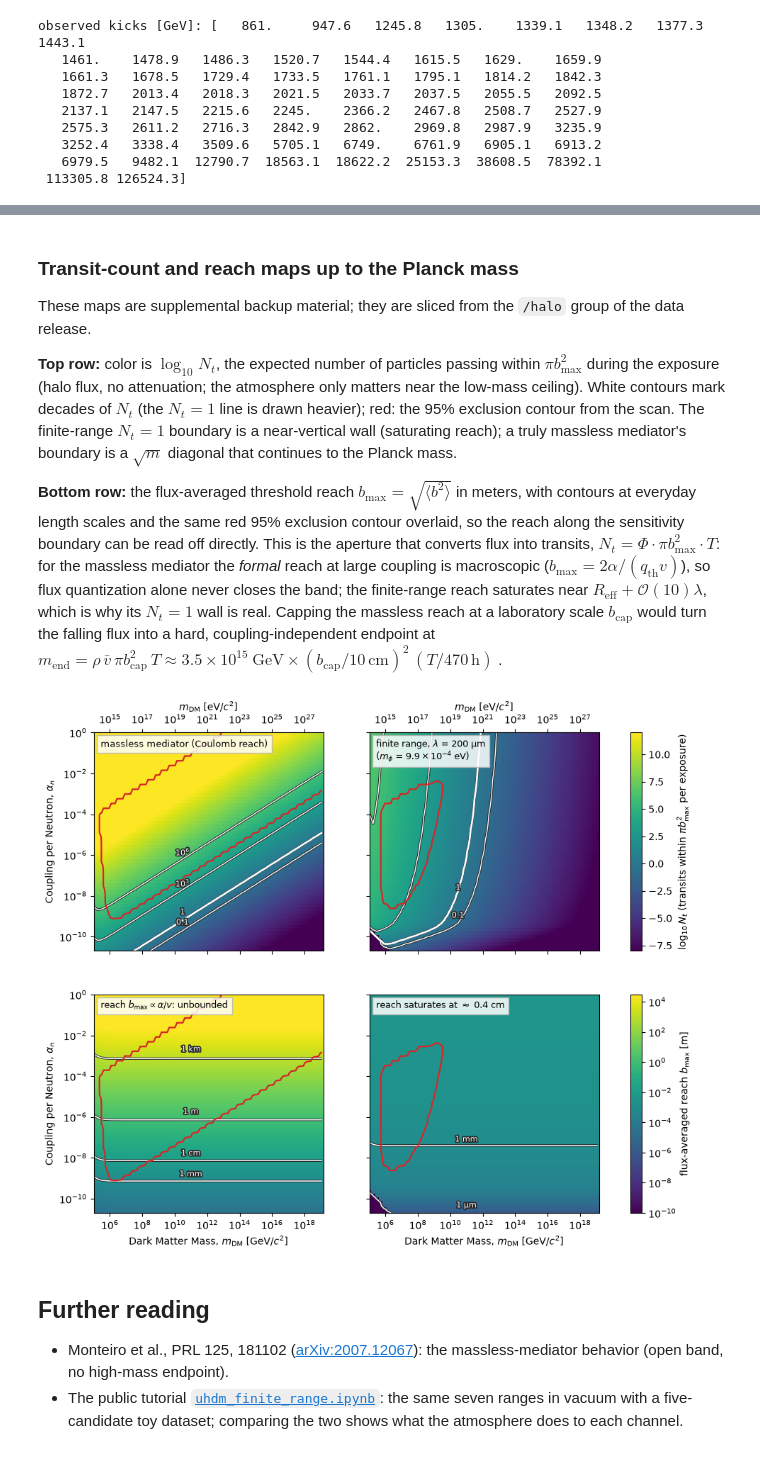
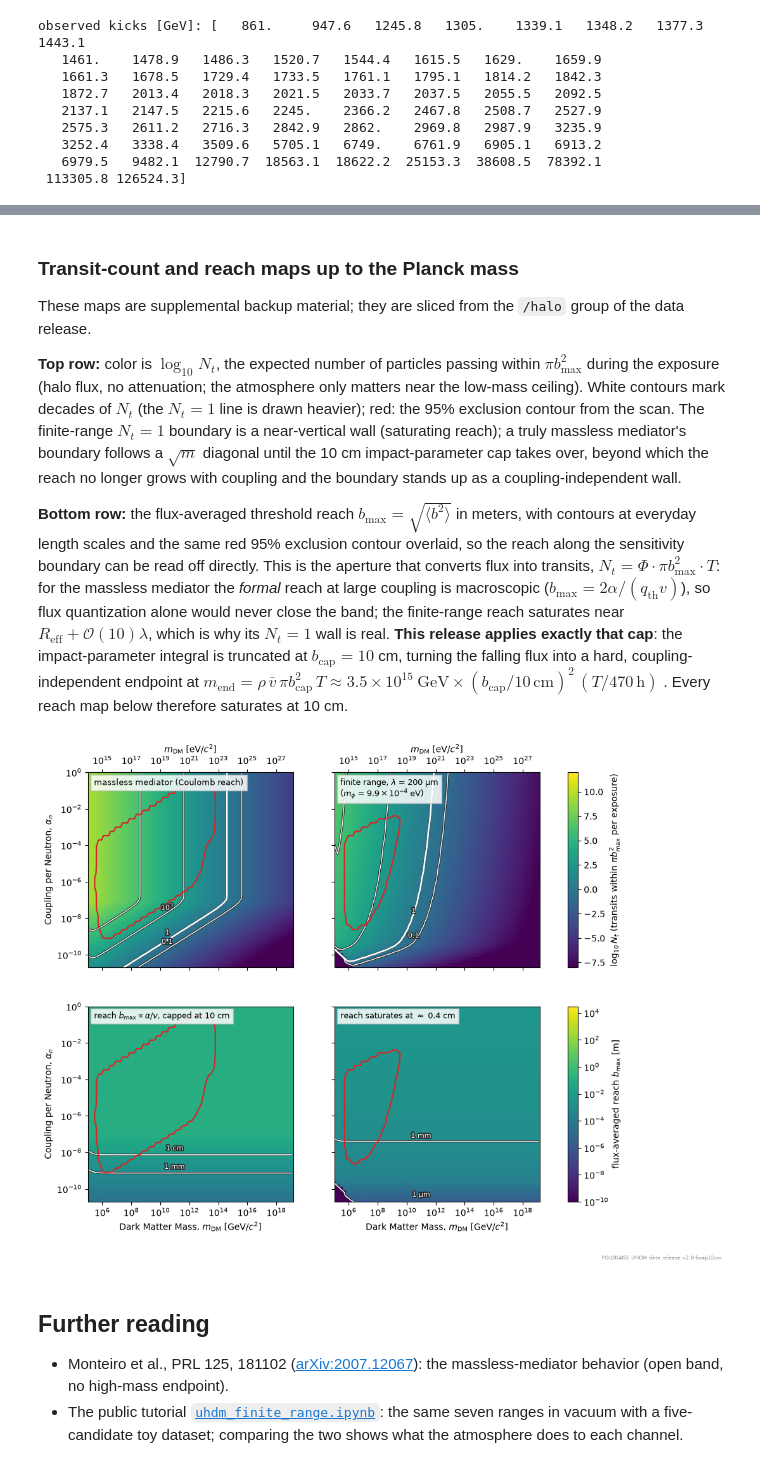
Before and after one commit to PolonaiseExperiment/luhdm, a Jupyter notebook: notebooks/03_understanding.ipynb, the cells around one changed output, grey strips where cells are left out. Cells and saved outputs as stored; diff of their text form; code cells hidden in the pictures.

```diff
--- a/notebooks/03_understanding.ipynb
+++ b/notebooks/03_understanding.ipynb
@@ -87,7 +87,11 @@ for _d in ("png", "svg", "pdf"):
     _os.makedirs(_d, exist_ok=True)
 
 def save_figure(fig, name, **kw):
-    # every figure lands in png/, svg/, and pdf/ with a notebook-number prefix
+    # every figure lands in png/, svg/, and pdf/ with a notebook-number
+    # prefix, stamped with the data-release version that produced it so
+    # a figure always names its cube
+    fig.text(0.995, 0.004, f"POLONAISE UHDM data release {rel.version_tag}",
+             ha="right", va="bottom", fontsize=6, color="#9a9a9a")
     for ext in ("png", "svg", "pdf"):
         fig.savefig(f"{ext}/{name}.{ext}", dpi=140, **kw)
 
@@ -156,8 +163,9 @@ the atmosphere only matters near the low-mass ceiling). White contours mark
 decades of $N_t$ (the $N_t = 1$ line is drawn heavier); red: the 95% exclusion
 contour from the scan. The
 finite-range $N_t = 1$ boundary is a near-vertical wall (saturating reach);
-a truly massless mediator's boundary is a $\sqrt{m}$ diagonal that continues
-to the Planck mass.
+a truly massless mediator's boundary follows a $\sqrt{m}$ diagonal until the
+10 cm impact-parameter cap takes over, beyond which the reach no longer grows
+with coupling and the boundary stands up as a coupling-independent wall.
 
 **Bottom row:** the flux-averaged threshold reach
 $b_\text{max} = \sqrt{\langle b^2 \rangle}$ in meters, with contours at
@@ -165,14 +173,15 @@ everyday length scales and the same red 95% exclusion contour overlaid, so
 the reach along the sensitivity boundary can be read off directly. This is the aperture that converts flux into transits,
 $N_t = \Phi \cdot \pi b_\text{max}^2 \cdot T$: for the massless mediator the
 *formal* reach at large coupling is macroscopic
-($b_\text{max} = 2\alpha/(q_\text{th} v)$), so flux quantization alone never
-closes the band; the finite-range reach saturates near
+($b_\text{max} = 2\alpha/(q_\text{th} v)$), so flux quantization alone would never
+close the band; the finite-range reach saturates near
 $R_\text{eff} + \mathcal{O}(10)\lambda$, which is why its $N_t = 1$ wall is
-real. Capping the massless reach at a laboratory scale $b_\text{cap}$ would
-turn the falling flux into a hard, coupling-independent endpoint at
+real. **This release applies exactly that cap**: the impact-parameter integral
+is truncated at $b_\text{cap} = 10$ cm, turning the falling flux into a
+hard, coupling-independent endpoint at
 $m_\text{end} = \rho\,\bar v\,\pi b_\text{cap}^2\,T \approx
 3.5\times10^{15}\ \text{GeV} \times (b_\text{cap}/10\,\text{cm})^2\,
-(T/470\,\text{h})$.
+(T/470\,\text{h})$. Every reach map below therefore saturates at 10 cm.
 # %%
 # transit-count and reach maps, sliced from the /halo group of the data release
 ms_map, al_map = rel.axes_halo.mass_gev, rel.axes_halo.alpha_n
@@ -235,41 +244,44 @@ for j, (NT_MAP, B_MAP) in enumerate([(NT_ML_MAP, B_ML_MAP),
                     linewidths=1.1)
     outline(getattr(cs, "collections", [cs]))
     label_levels(ax, B_MAP, B_LEVELS, B_NAMES)
-    note = (r"reach $b_{\rm max} \propto \alpha/v$: unbounded" if j == 0 else
+    _cap = rel.b_constrained_max          # None if the cube is uncapped
+    note = ((r"reach $b_{\rm max} \propto \alpha/v$" +
+             (rf", capped at {_cap * 100:.0f} cm" if _cap else ": unbounded"))
+            if j == 0 else
             rf"reach saturates at $\approx$ {B_MAP.max() * 100:.1f} cm")
     ax.text(0.03, 0.97, note, transform=ax.transAxes, ha="left",
             va="top", fontsize=9, bbox=dict(fc="white", ec="0.7", alpha=0.85))
     ax.set_xscale("log")
     ax.set_yscale("log")
     ax.set_xlabel(r"Dark Matter Mass, $m_{\rm DM}$ [GeV/$c^2$]")
 
 # overlay each column's own 95% exclusion: the massless (Coulomb) scan on the
 # massless panels, the finite reference-range scan on the finite-range panels
 COL_SCAN = [dict(ms=rel.axes.mass_gev, alphas_n=rel.axes.alpha_n, extremeness=P_ML),
             dict(ms=rel.axes.mass_gev, alphas_n=rel.axes.alpha_n, extremeness=P_REF)]   # j=0 massless, j=1 finite (200um)
 for i in (0, 1):
     for j in (0, 1):
         s = COL_SCAN[j]
         if s is None:
             continue
         axes[i, j].contour(s["ms"], s["alphas_n"], s["extremeness"],
                            levels=[CONFIDENCE], colors="#d62728",
                            linewidths=1.6)
 
 for ax in axes[:, 0]:
     ax.set_ylabel(r"Coupling per Neutron, $\alpha_n$")
 axes[0, 0].set_ylim(al_map[0], 1.0)
 for j in (0, 1):
     sec = axes[0, j].secondary_xaxis(
         "top", functions=(lambda x: x * 1e9, lambda x: x / 1e9))
     sec.set_xlabel(r"$m_{\rm DM}$ [eV/$c^2$]")
 fig.colorbar(mesh_nt, ax=axes[0, :], label=r"$\log_{10} N_t$ (transits within "
                                            r"$\pi b_{\rm max}^2$ per exposure)")
 fig.colorbar(mesh_b, ax=axes[1, :],
              label=r"flux-averaged reach $b_{\rm max}$ [m]")
 save_figure(fig, "03_transit_reach_maps", bbox_inches="tight")
 # %% [output]
-[figure, old version]
+[figure, new version]
 # %% [markdown]
 ## Further reading
 
```
Also changed, not shown: parts of 1 cell of this notebook, 41 other files.
